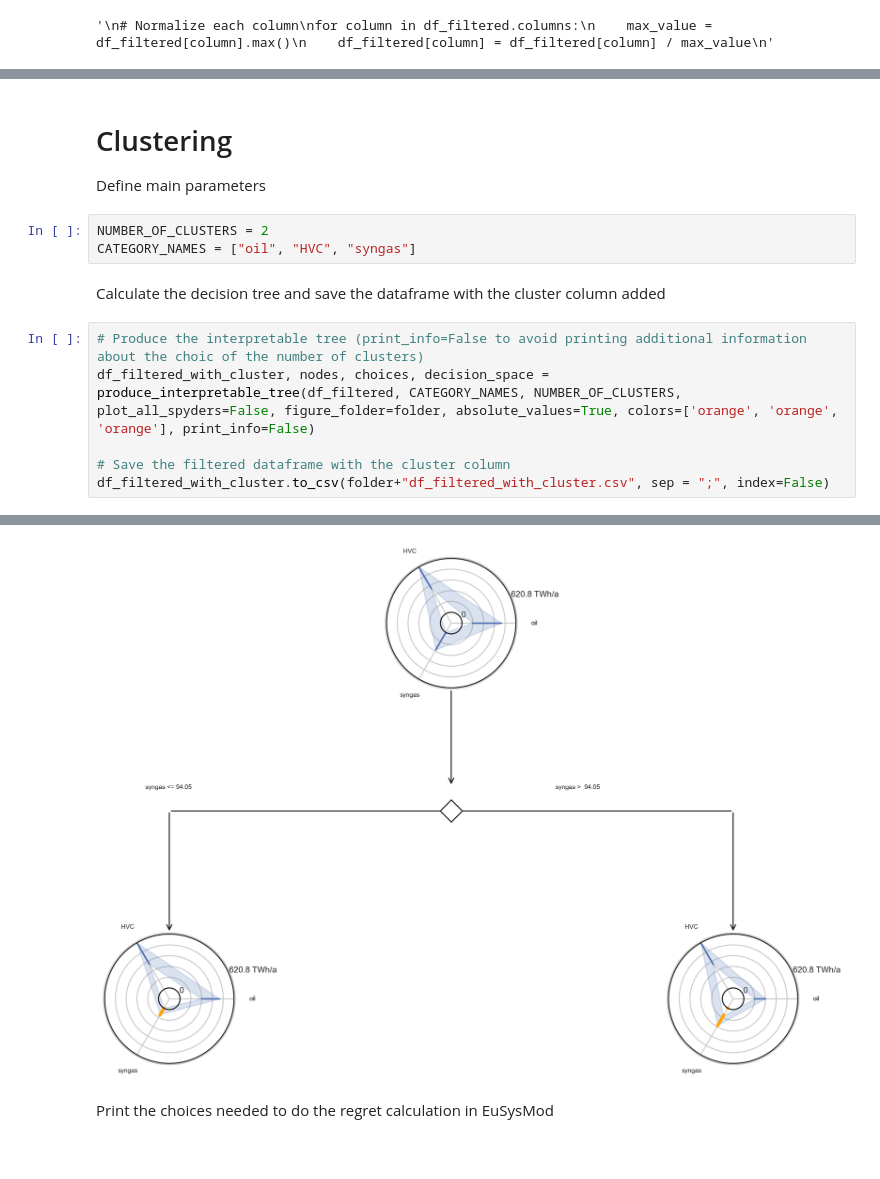
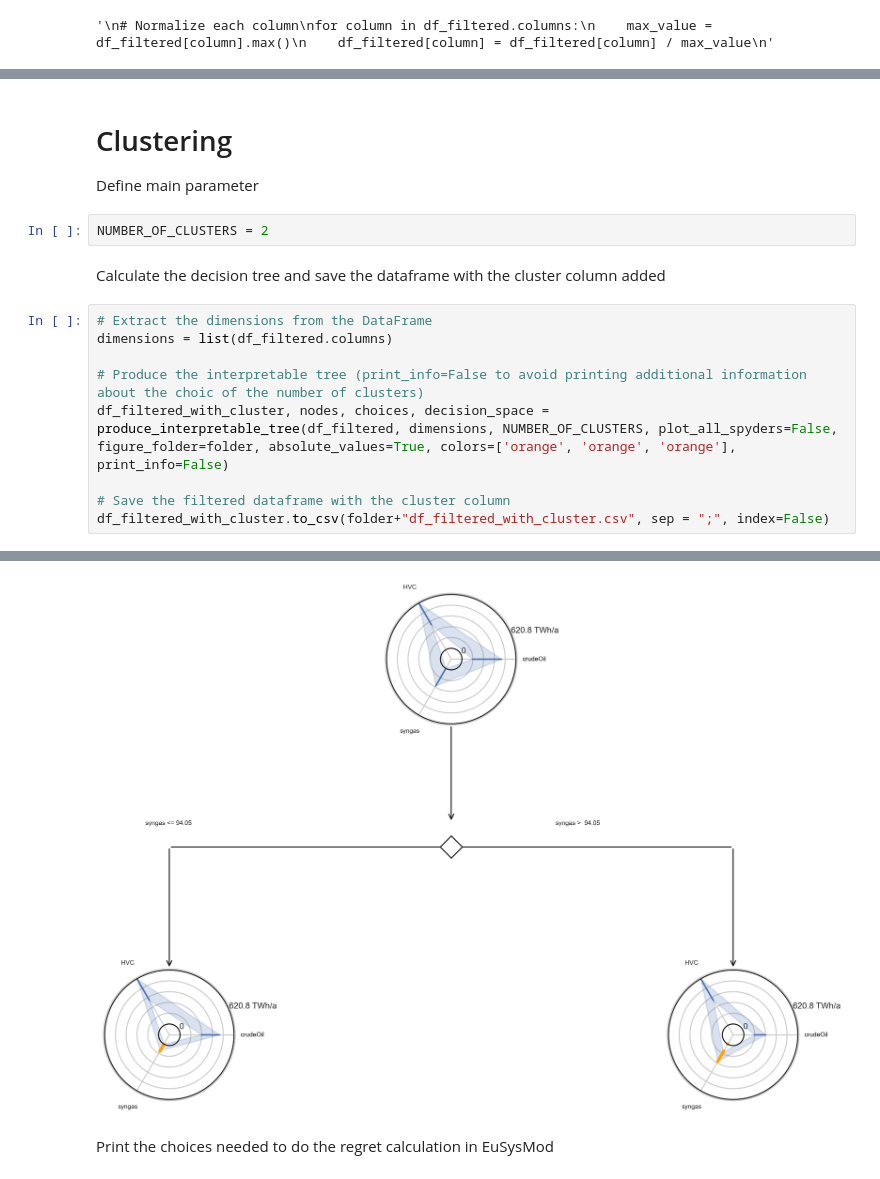
Before and after one commit to oliver-keller/Decide, a Jupyter notebook: biomass_tree.ipynb, the cells around one changed output, grey strips where cells are left out. Drawn from its saved outputs; the diff is of its cells as text.

```diff
--- a/biomass_tree.ipynb
+++ b/biomass_tree.ipynb
@@ -152,21 +154,23 @@ print(df_filtered)
 # %% [markdown]
 # Clustering
 
-Define main parameters
+Define main parameter
 # %%
 NUMBER_OF_CLUSTERS = 2
-CATEGORY_NAMES = ["oil", "HVC", "syngas"]
 # %% [markdown]
 Calculate the decision tree and save the dataframe with the cluster column added
 # %%
+# Extract the dimensions from the DataFrame
+dimensions = list(df_filtered.columns)
+
 # Produce the interpretable tree (print_info=False to avoid printing additional information about the choic of the number of clusters)
-df_filtered_with_cluster, nodes, choices, decision_space = produce_interpretable_tree(df_filtered, CATEGORY_NAMES, NUMBER_OF_CLUSTERS, plot_all_spyders=False, figure_folder=folder, absolute_values=True, colors=['orange', 'orange', 'orange'], print_info=False)
+df_filtered_with_cluster, nodes, choices, decision_space = produce_interpretable_tree(df_filtered, dimensions, NUMBER_OF_CLUSTERS, plot_all_spyders=False, figure_folder=folder, absolute_values=True, colors=['orange', 'orange', 'orange'], print_info=False)
 
 # Save the filtered dataframe with the cluster column
 df_filtered_with_cluster.to_csv(folder+"df_filtered_with_cluster.csv", sep = ";", index=False)
 # %% [output]
 [figure]
-[figure, old version]
+[figure, new version]
 # %% [markdown]
 Print the choices needed to do the regret calculation in EuSysMod
 # %%
```
Also changed, not shown: parts of 5 cells of this notebook.
